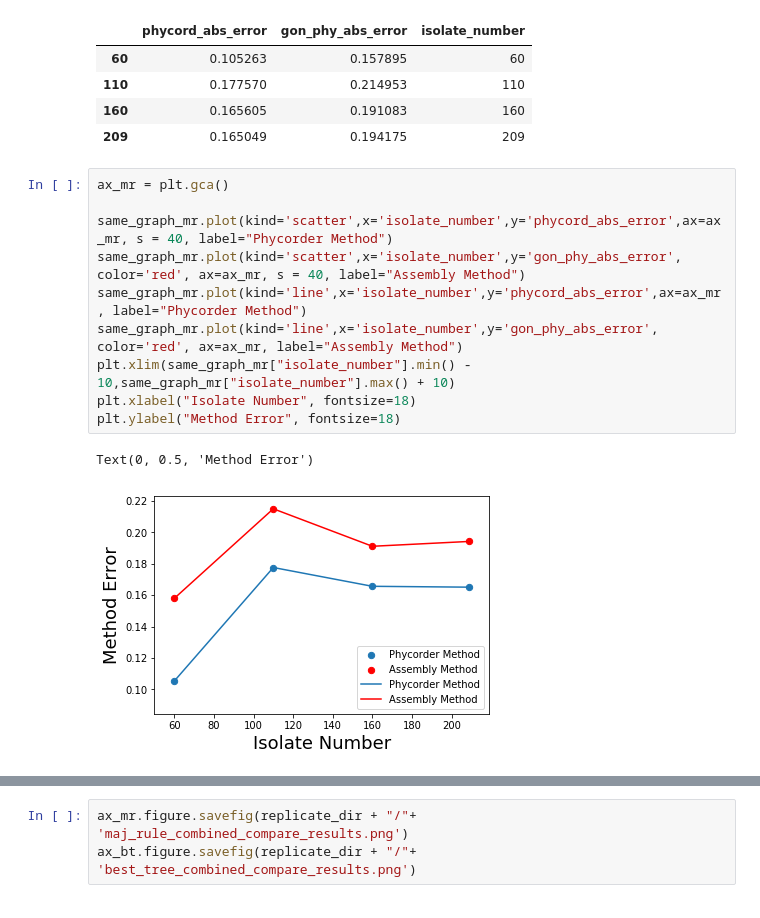
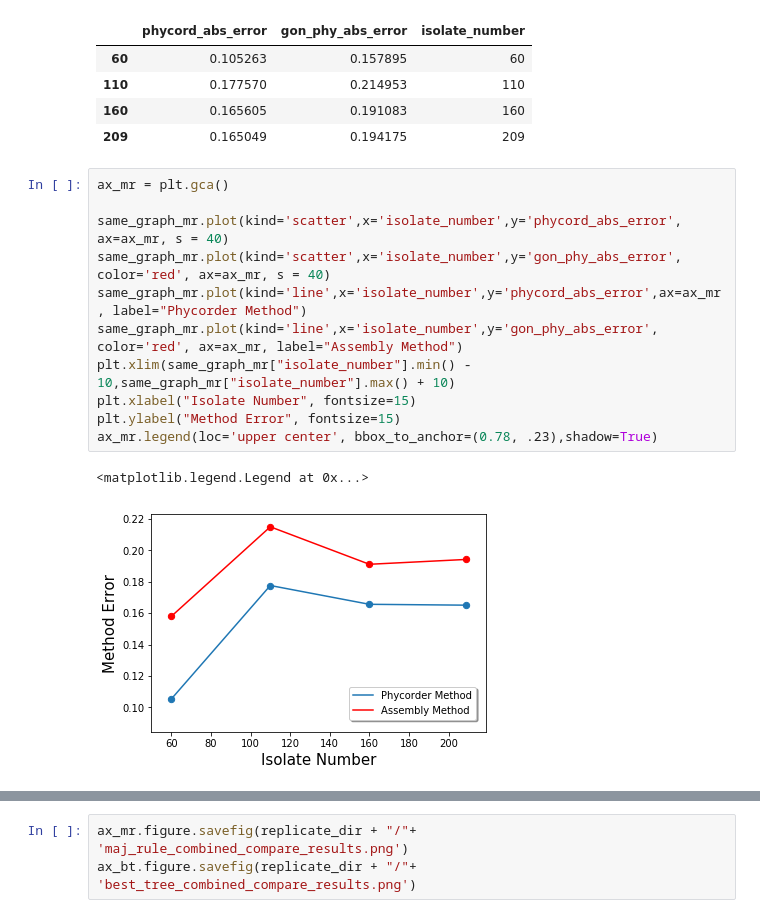
Before and after one commit to jtfield/tree_and_snp_analyses, a Jupyter notebook: tree_compare_fig.ipynb, the cells around one changed output, grey strips where cells are left out. Saved outputs shown, nothing was run; the diff lists cells and outputs as text.

Commit message:
more image tweaks, fixed legend

```diff
--- a/tree_compare_fig.ipynb
+++ b/tree_compare_fig.ipynb
@@ -855,16 +855,17 @@ same_graph_bt.head()
 # %%
 ax_mr = plt.gca()
 
-same_graph_mr.plot(kind='scatter',x='isolate_number',y='phycord_abs_error',ax=ax_mr, s = 40, label="Phycorder Method")
-same_graph_mr.plot(kind='scatter',x='isolate_number',y='gon_phy_abs_error', color='red', ax=ax_mr, s = 40, label="Assembly Method")
+same_graph_mr.plot(kind='scatter',x='isolate_number',y='phycord_abs_error', ax=ax_mr, s = 40)
+same_graph_mr.plot(kind='scatter',x='isolate_number',y='gon_phy_abs_error', color='red', ax=ax_mr, s = 40)
 same_graph_mr.plot(kind='line',x='isolate_number',y='phycord_abs_error',ax=ax_mr, label="Phycorder Method")
 same_graph_mr.plot(kind='line',x='isolate_number',y='gon_phy_abs_error', color='red', ax=ax_mr, label="Assembly Method")
 plt.xlim(same_graph_mr["isolate_number"].min() - 10,same_graph_mr["isolate_number"].max() + 10)
-plt.xlabel("Isolate Number", fontsize=18)
-plt.ylabel("Method Error", fontsize=18)
+plt.xlabel("Isolate Number", fontsize=15)
+plt.ylabel("Method Error", fontsize=15)
+ax_mr.legend(loc='upper center', bbox_to_anchor=(0.78, .23),shadow=True)
 # %% [output]
-Text(0, 0.5, 'Method Error')
+<matplotlib.legend.Legend at 0x...>
-[figure, old version]
+[figure, new version]
 # %%
 ax_bt = plt.gca()
 
```
Also changed, not shown: parts of 1 cell of this notebook.
